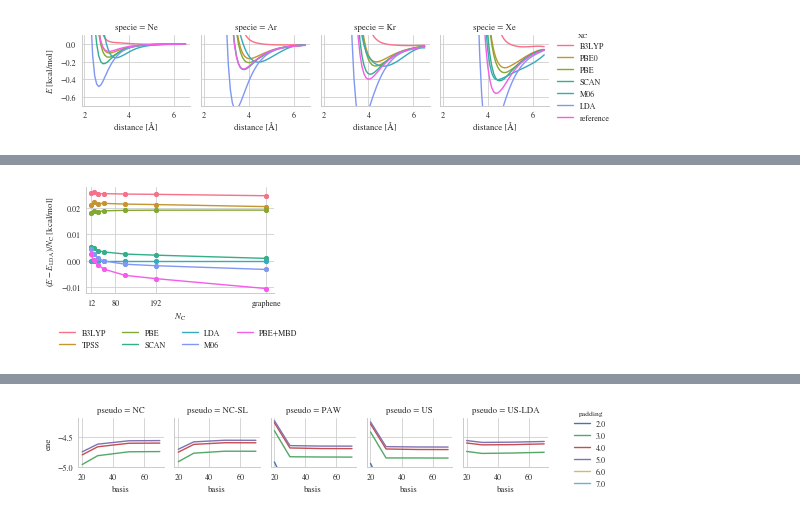
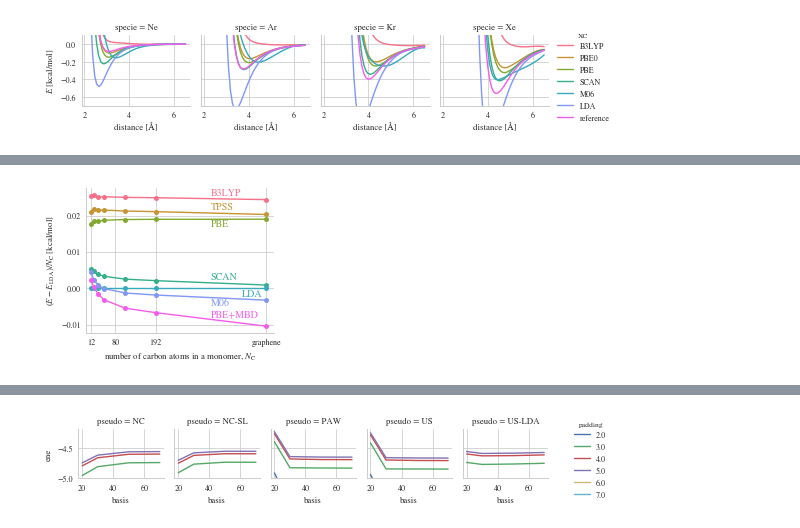
Before and after one commit to azag0/dft-vdw-range, a Jupyter notebook: src/2017-05-05-figures.ipynb, the cells around one changed output, grey strips where cells are left out. Drawn from its saved outputs; the diff is of its cells as text; code cells hidden in the pictures.

```diff
--- a/src/2017-05-05-figures.ipynb
+++ b/src/2017-05-05-figures.ipynb
@@ -55,15 +56,16 @@ def get_stat(df):
         'STD': df['reldelta'].std(),
         'mean': df['reldelta'].mean(),
         'MARE': abs(df['reldelta']).mean(),
-        'MAE': abs(df['delta']).mean()
+        'median': df['reldelta'].median(),
+        'MAE': abs(df['delta']).mean(),
     })
 
 def normalize_names(col):
     names = {
         'scan': 'SCAN',
         'scan0': 'SCAN0',
-        'scan(a)': 'SCAN(a)',
-        'scan(b)': 'SCAN(b)',
+        'scan(a)': "SCAN*\n($c_{2\\mathrm{x}}=0.3$)",
+        'scan(b)': "SCAN*\n($d_\\mathrm{x}=2$)",
         'b3lyp': 'B3LYP',
         'lda': 'LDA',
         'm06': 'M06',
@@ -114,0 +136,9 @@ def merge_scf_vdw(vdw, baseidx, scfidx, vdwidx, params):
+# %%
+stats = pd.concat([merge_scf_vdw(
+    'mbd', ('S66x8', slice(None), 1.), (xc,), (6, beta), 'a beta'.split()
+).reset_index() for xc, beta in [
+    ('lda', 10.), ('lda', 1.4), ('pbe', .83), ('pbe0', .83),
+    ('b3lyp', .67), ('scan', 1.1), ('scan', 1.4), ('m06', 1.2),
+    ('scan(a)', 1.1), ('scan(b)', 0.9)
+]]).groupby(['xc', 'beta']).apply(get_stat)
+stats
@@ -440,7 +505,9 @@ savefig('vv10-param-fitting')
 def get_int_ene(x):
     if len(x) != 3:
         return
-    x = x.unstack().iloc[0]
+    x = x.unstack()
+    if len(x.shape) == 2:
+        x = x.iloc[0]
     df = pd.DataFrame({
         'ene': [
             x['ene', 'dimers-AA']-2*x['ene', 'monomers'],
@@ -459,45 +526,65 @@ def subtract_lda(x):
 lines = {}
 
 def plot(**kwargs):
     df = kwargs.pop('data')
     xc = df['XC functional'].iloc[0]
     x = df['scale']
     y = df['renepc']
     sns.plt.plot(x, y, 'o', markersize=5, **kwargs)
-    sns.plt.plot(x, y, 'o', markersize=5, **kwargs)
     lines[xc], = sns.plt.plot(x, y, '-', **kwargs)
 
-# with sns.diverging_palette(40, 133, l=60, n=7, center="dark"):
-g = sns.FacetGrid(
-    data=data['flakes'].groupby('name basis xc'.split()).apply(get_int_ene)
+keys = 'B3LYP TPSS PBE SCAN LDA M06 PBE+MBD'.split()
+graph_data = (
+    data['flakes'].groupby('name basis xc'.split()).apply(get_int_ene)
         .xs('tight', level='basis')
         .xs('AB', level='stacking')
         .groupby(level='name').apply(subtract_lda)
-        .reset_index()
         .assign(renepc=lambda x: x['rene']/x['ncarbons'])
         .assign(enepc=lambda x: x['ene']/x['ncarbons'])
+        .reset_index()
         .assign(scale=lambda x: np.where(x['name'] == 'graphene', 500, x['ncarbons']))
         .sort_values('scale')
         .loc[lambda x: x['xc'] != 'pbe+ts']
         .apply(normalize_names)
-        .rename(columns={'xc': 'XC functional'}),
+        .rename(columns={'xc': 'XC functional'})
+)
+positions = graph_data.set_index(['name', 'XC functional'])['renepc']
+
+# with sns.diverging_palette(40, 133, l=60, n=7, center="dark"):
+g = sns.FacetGrid(
+    data=graph_data,
     hue='XC functional',
-    hue_order='B3LYP TPSS PBE SCAN LDA M06 PBE+MBD'.split(),
+    hue_order=keys,
     aspect=1.3,
     size=2.5
 ).map_dataframe(plot)
-g.fig.legend(
-    lines.values(),
-    lines.keys(),
-    loc='upper center', bbox_to_anchor=(.6, .2), ncol=4
-)
-g.fig.subplots_adjust(bottom=0.35)
+# g.fig.legend(
+#     lines.values(),
+#     lines.keys(),
+#     loc='upper center', bbox_to_anchor=(.6, .2), ncol=4
+# )
+# g.fig.subplots_adjust(bottom=0.35)
 sns.plt.xlim(0, 520)
-g.set_xlabels(r'$N_\mathrm{C}$')
+g.set_xlabels(r'number of carbon atoms in a monomer, $N_\mathrm{C}$')
 g.set_ylabels(r'$(E-E_\mathrm{LDA})/N_\mathrm{C}$ [kcal/mol]')
 xtics = [12, 80, 192, 500]
+ytics = [-0.01, 0, 0.01, 0.02]
 g.set(xticks=xtics)
+g.set(yticks=ytics)
 g.set_xticklabels(xtics[:-1] + ['graphene'])
+for key in keys:
+    x = (500+192)/2
+    y = (positions['graphene', key]+positions['coronene+2', key])/2
+    if key == 'PBE':
+        y -= .0021
+    elif key == 'LDA':
+        x += 85
+        y -= .0023
+    elif key == 'M06':
+        y -= .0023
+    else:
+        y += .0008
+    g.ax.text(x, y, key, color=lines[key].get_color())
 savefig('flakes')
 # %% [output]
-[figure, old version]
+[figure, new version]
```
Also changed, not shown: parts of 11 cells of this notebook, 7 other files.
